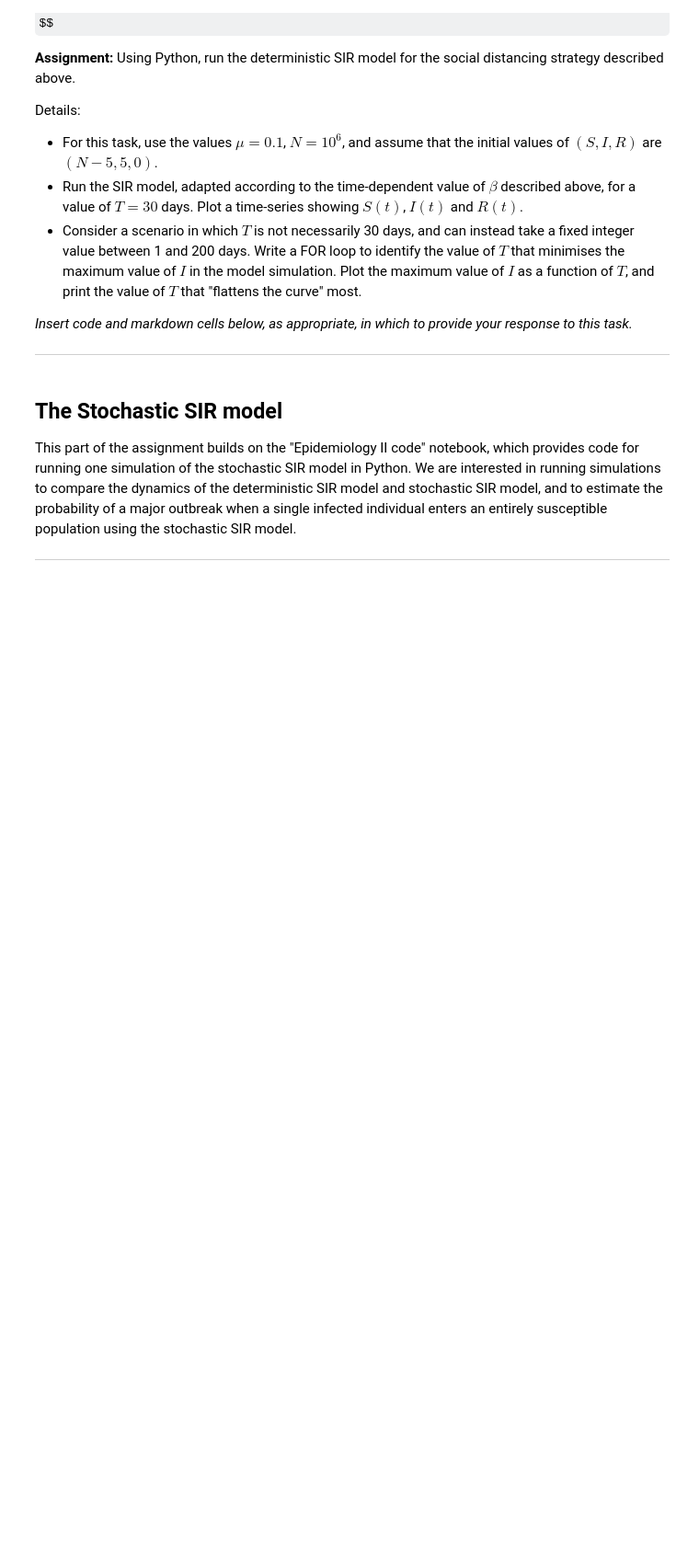
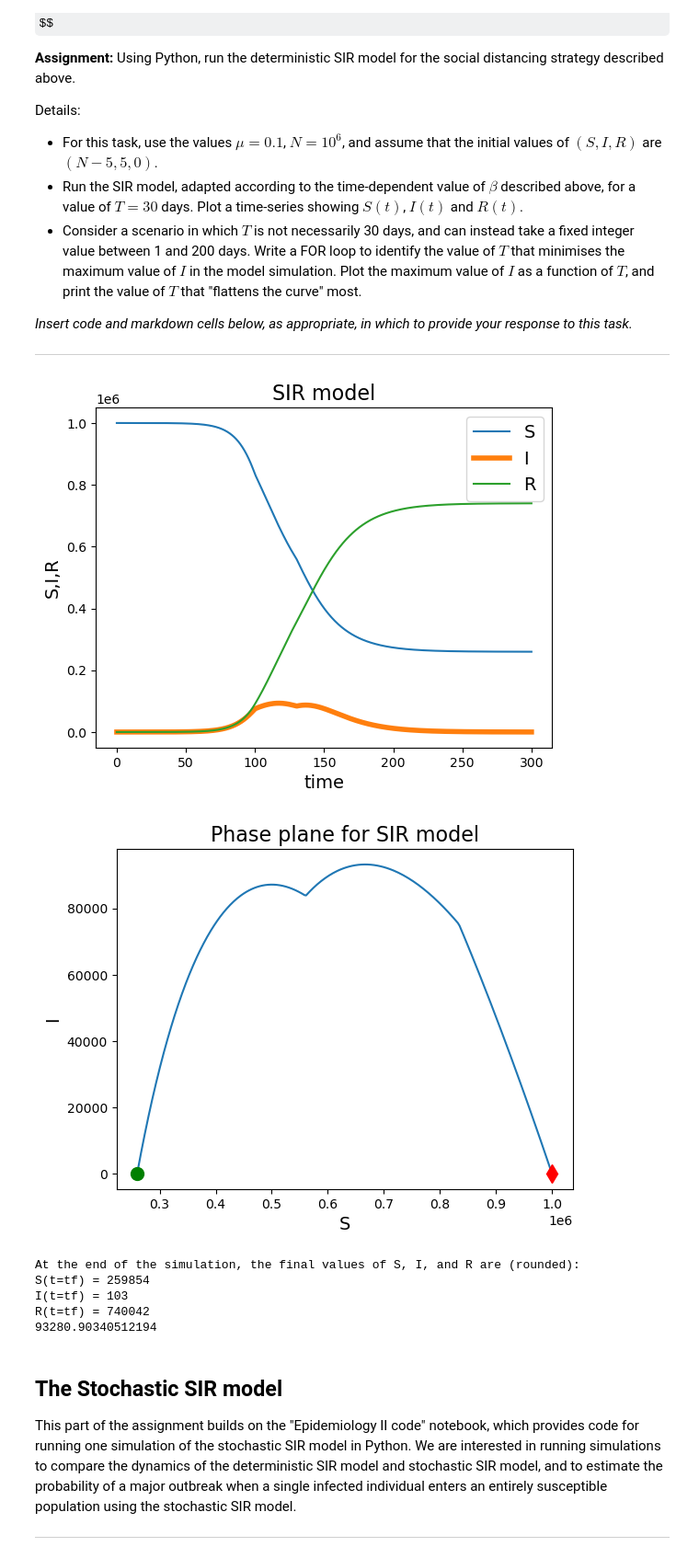
Before and after one commit to JedSkilling/Maths-By-Computer-MA124-Group-Project, a Jupyter notebook: Epidemiology_Project_Specification.ipynb, the cells around one changed output. Shown: that part at 92% size. Saved outputs shown, nothing was run; the diff lists cells and outputs as text; code cells hidden in the pictures; some formulas as TeX source; blank space fills up the shorter version.

Commit message:
Finished most of A3
Need to finish finding which value of T returns the smallest maximum infections

```diff
--- a/Epidemiology_Project_Specification.ipynb
+++ b/Epidemiology_Project_Specification.ipynb
@@ -105,12 +138,65 @@ def SIR(y, t):
 # --- Problem setup --- #
 
 # set up time grid for the solution
-tf = 100
+tf = 300
 Nsteps = 1000
 t = np.linspace(0, tf, Nsteps+1)
+#T=30
 
 # Set initial conditions and put into array y0
-S0 = 10**5 - 5
+S0 = 10**6 - 5
 I0 = 5
 R0 = 0
 y0 = np.array([S0, I0, R0])
+# %%
+# --- Call the ODE solver and extract solutions --- #
+
+y_sol = odeint(SIR, y0, t, args=(100,))
+maxVal = np.max(y_sol[:,1])
+# extract S, I, R from the solution array y
+S = y_sol[:,0]
+I = y_sol[:,1]
+R = y_sol[:,2]
+# %%
+# --- Plot various interesting things --- #
+
+# plot the time evolution of the S, I, R
+plt.plot(t, S, label = "S")
+plt.plot(t, I, lw = 4, label = "I")
+plt.plot(t, R, label = "R")
+
+# labels etc
+plt.xlabel("time", fontsize = 14)
+plt.ylabel("S,I,R", fontsize = 14)
+plt.title("SIR model", fontsize = 16)
+plt.legend(fontsize = 14)
+plt.show()
+
+# plot the evolution in the S,I phase plane
+plt.plot(S, I)
+
+# labels etc
+plt.xlabel("S", fontsize = 14)
+plt.ylabel("I", fontsize = 14)
+plt.title("Phase plane for SIR model", fontsize = 16)
+
+# put some markers to show initial and final states
+plt.plot(S[0], I[0], 'rd', markersize = 10)
+plt.plot(S[-1], I[-1], 'go', markersize = 10)
+plt.show()
+
+# --- Report the final values of S, I, R.  --- #
+
+print("At the end of the simulation, the final values of S, I, and R are (rounded):")
+print("S(t=tf) =", round(S[-1]))
+print("I(t=tf) =", round(I[-1]))
+print("R(t=tf) =", round(R[-1]))
+print(maxVal)
+# %% [output]
+[figure, added]
+[figure, added]
+At the end of the simulation, the final values of S, I, and R are (rounded):
+S(t=tf) = 259854
+I(t=tf) = 103
+R(t=tf) = 740042
+93280.90340512194
```
Also changed, not shown: parts of 4 cells of this notebook, 1 other file.
